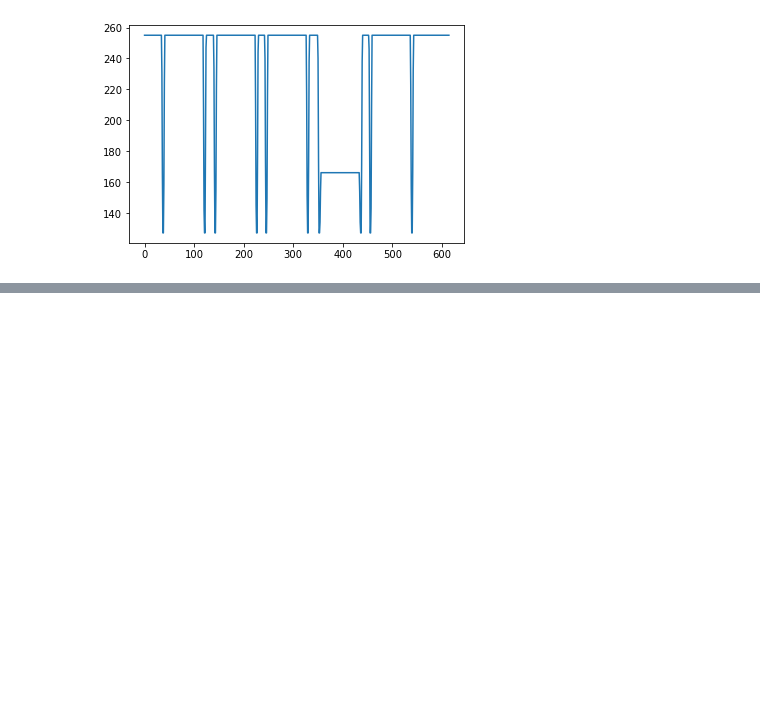
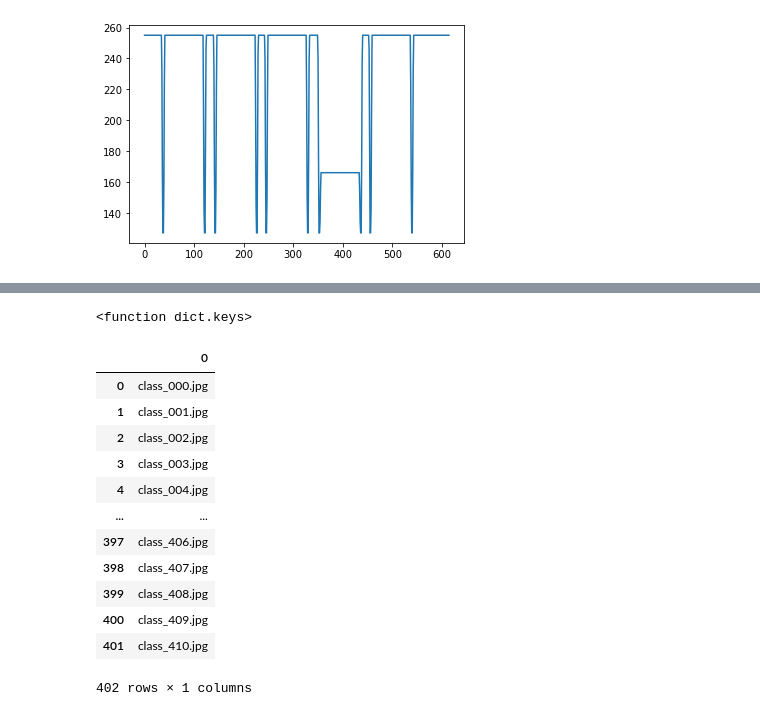
Before and after one commit to doyeon0139/Project, a Jupyter notebook: OCR_test.ipynb, the cells around one changed output, grey strips where cells are left out. Saved outputs shown, nothing was run; the diff lists cells and outputs as text; code cells hidden in the pictures; blank space fills up the shorter version.

```diff
--- a/OCR_test.ipynb
+++ b/OCR_test.ipynb
@@ -669,0 +904,20 @@ mydict
+# %%
+mydict[0].keys
+# %% [output]
+<function dict.keys>
+# %%
+pd.read_csv('./en_4_names.csv', index_col=0)
+# %% [output]
+|  | 0 |
+| 0 | class_000.jpg |
+| 1 | class_001.jpg |
+| 2 | class_002.jpg |
+| 3 | class_003.jpg |
+| 4 | class_004.jpg |
+| ... | ... |
+| 397 | class_406.jpg |
+| 398 | class_407.jpg |
+| 399 | class_408.jpg |
+| 400 | class_409.jpg |
+| 401 | class_410.jpg |
+402 rows × 1 columns
```
Also changed, not shown: parts of 33 cells of this notebook, 14 other files.
